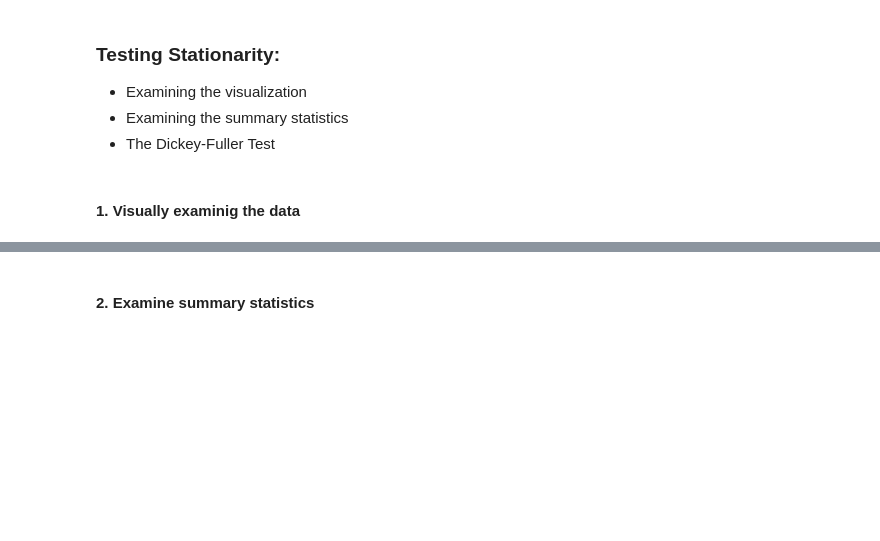
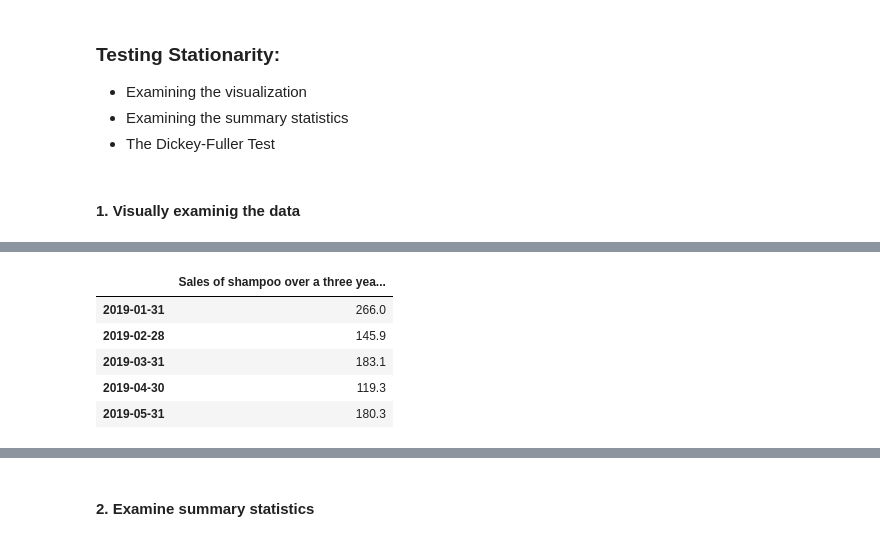
Before and after one commit to yunghanjeong/nyc-mhtn-ds-091420-lectures, a Jupyter notebook: Phase_4/Time_Series/Working With Time Series (Part 1)/Working with Time Series Data.ipynb, the cells around one changed output, grey strips where cells are left out. Cells and saved outputs as stored; diff of their text form; code cells hidden in the pictures; blank space fills up the shorter version.

```diff
--- a/Phase_4/Time_Series/Working With Time Series (Part 1)/Working with Time Series Data.ipynb
+++ b/Phase_4/Time_Series/Working With Time Series (Part 1)/Working with Time Series Data.ipynb
@@ -68,3 +77,12 @@ shampoo = pd.read_csv('data/shampoo.csv', header=0, usecols=[1])
 # generate monthly data
 years = pd.date_range('2019-01', periods=len(shampoo), freq='M')
 shampoo.index = years
+# %%
+shampoo.head()
+# %% [output]
+|  | Sales of shampoo over a three yea... |
+| 2019-01-31 | 266.0 |
+| 2019-02-28 | 145.9 |
+| 2019-03-31 | 183.1 |
+| 2019-04-30 | 119.3 |
+| 2019-05-31 | 180.3 |
```
Also changed, not shown: parts of 15 cells of this notebook, 2 other files.
